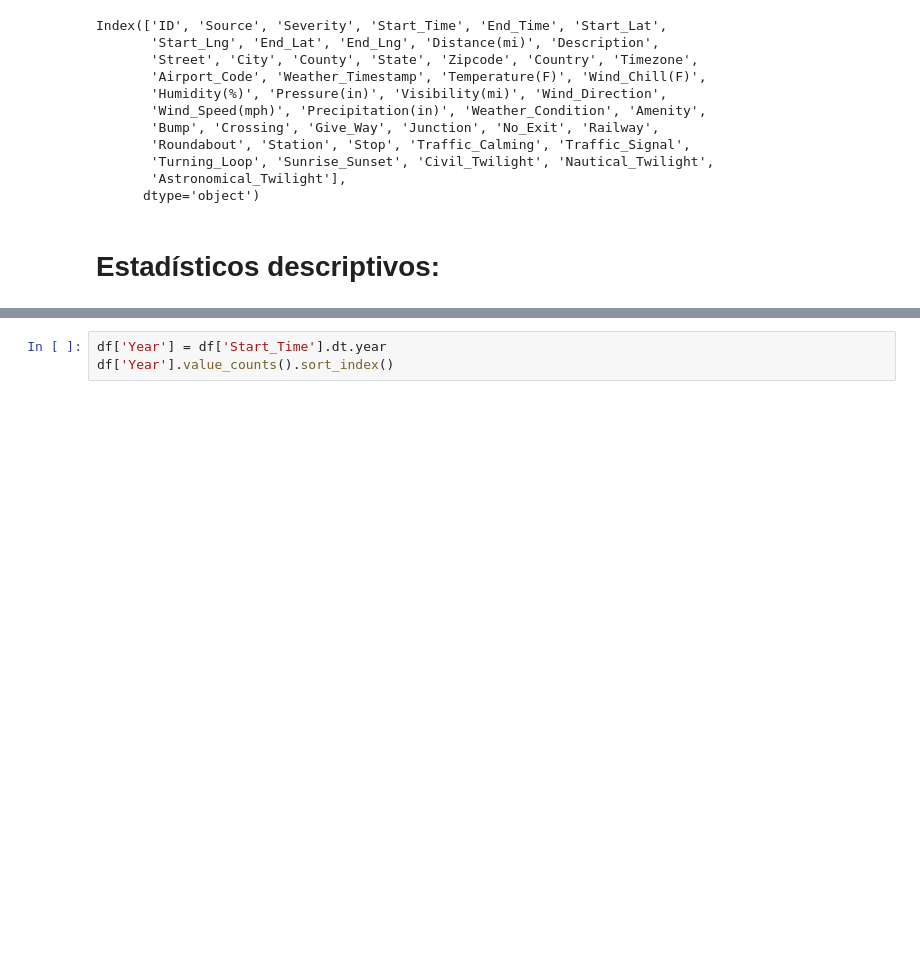
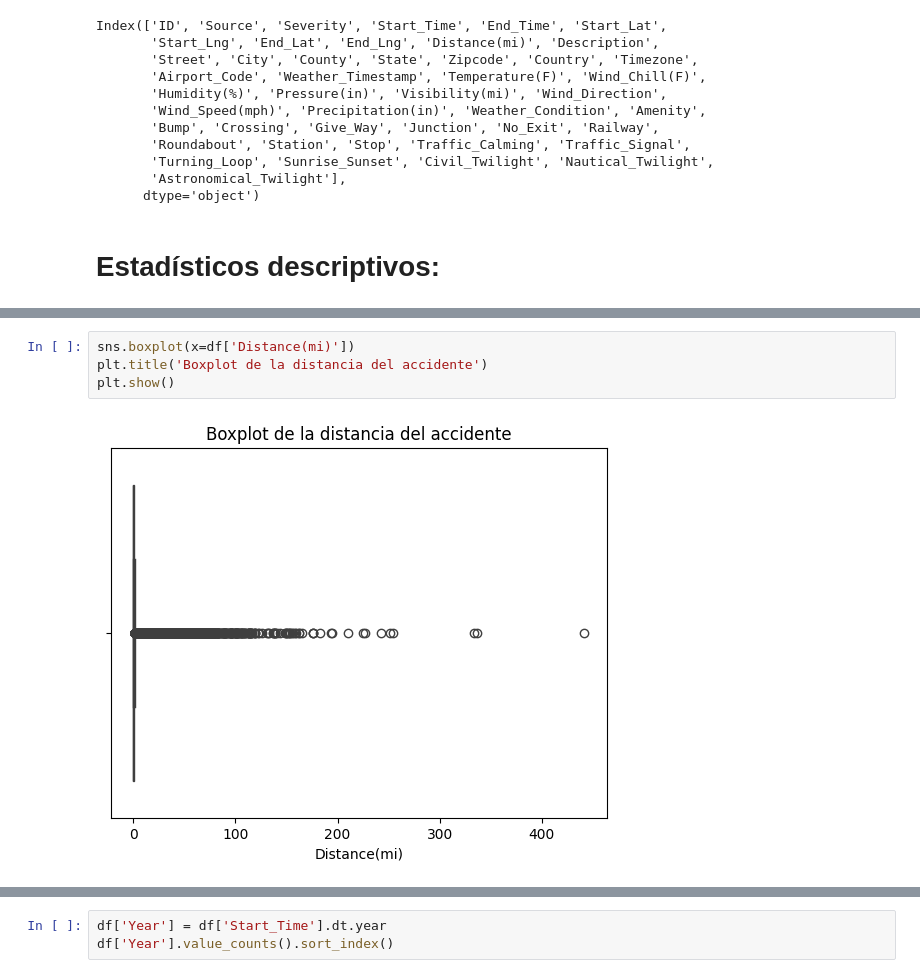
Before and after one commit to KAGmay05/Traffic_Accidents_Stats_Analysis, a Jupyter notebook: Analisis_Exploratorio_Datos.ipynb, the cells around one changed output, grey strips where cells are left out. Drawn from its saved outputs; the diff is of its cells as text; blank space fills up the shorter version.

```diff
--- a/Analisis_Exploratorio_Datos.ipynb
+++ b/Analisis_Exploratorio_Datos.ipynb
@@ -52,0 +108,6 @@ Index(['ID', 'Source', 'Severity', 'Start_Time', 'End_Time', 'Start_Lat',
+# %%
+sns.boxplot(x=df['Distance(mi)'])
+plt.title('Boxplot de la distancia del accidente')
+plt.show()
+# %% [output]
+[figure, added]
```
Also changed, not shown: parts of 25 cells of this notebook.
